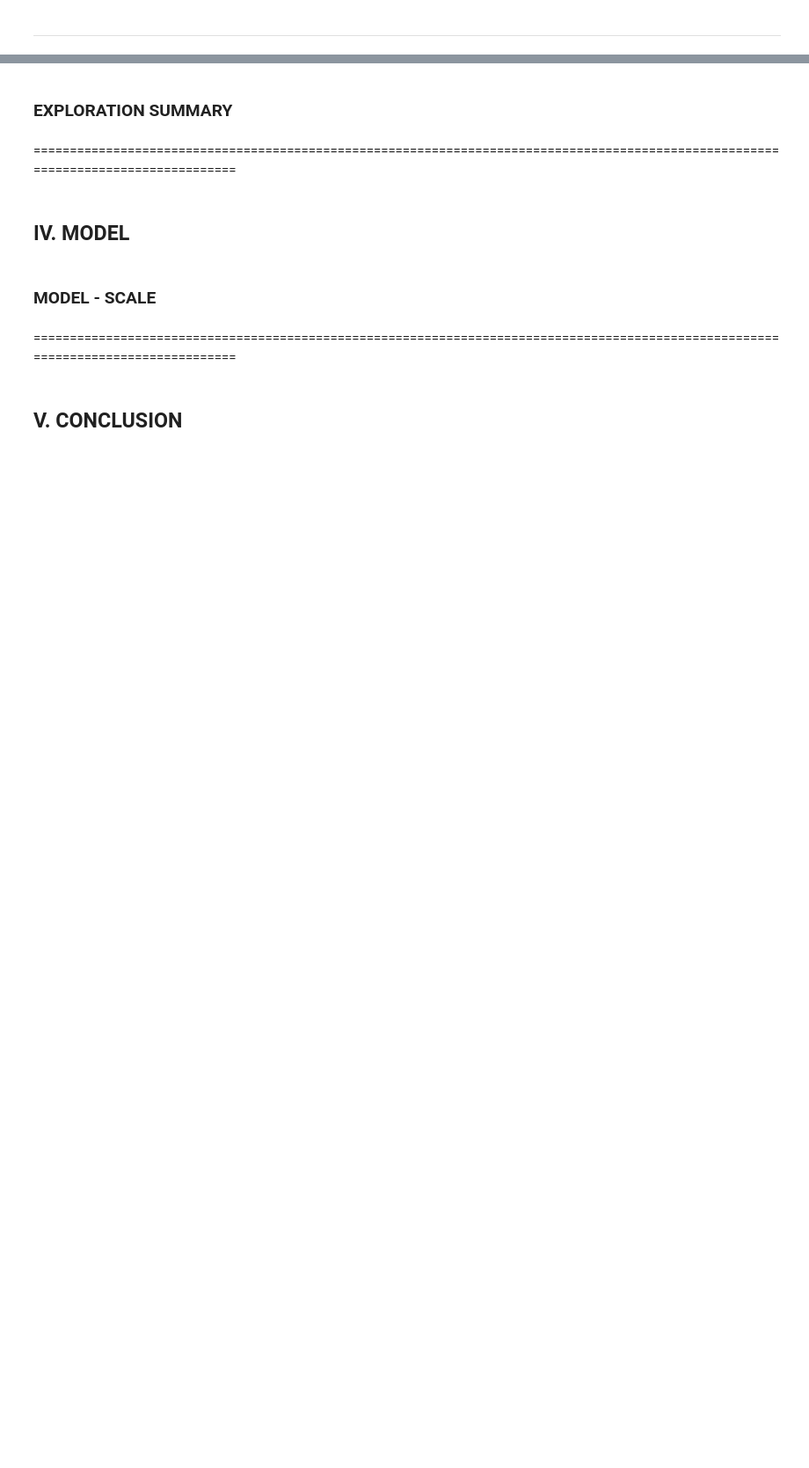
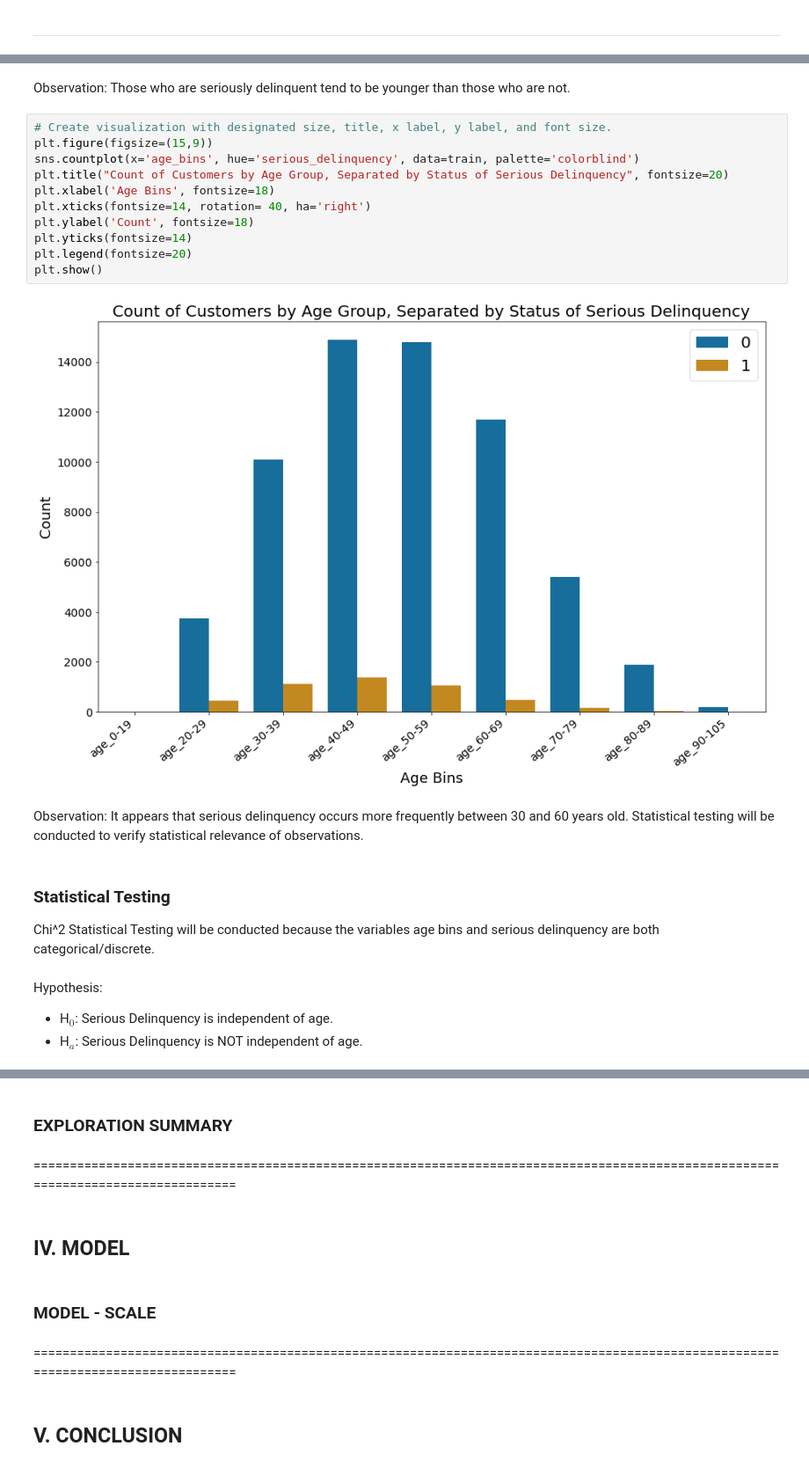
Before and after one commit to rachelrobbinsmayhill/Personal-Project, a Jupyter notebook: final_report.ipynb, the cells around one changed output, grey strips where cells are left out. Shown at 88% size. Drawn from its saved outputs; the diff is of its cells as text; blank space fills up the shorter version.

```diff
--- a/final_report.ipynb
+++ b/final_report.ipynb
@@ -145,0 +166,24 @@ test -> (24054, 13)
+# %% [markdown]
+Observation: Those who are seriously delinquent tend to be younger than those who are not.
+# %%
+# Create visualization with designated size, title, x label, y label, and font size.
+plt.figure(figsize=(15,9))
+sns.countplot(x='age_bins', hue='serious_delinquency', data=train, palette='colorblind')
+plt.title("Count of Customers by Age Group, Separated by Status of Serious Delinquency", fontsize=20)
+plt.xlabel('Age Bins', fontsize=18)
+plt.xticks(fontsize=14, rotation= 40, ha='right')
+plt.ylabel('Count', fontsize=18)
+plt.yticks(fontsize=14)
+plt.legend(fontsize=20)
+plt.show()
+# %% [output]
+[figure, added]
+# %% [markdown]
+Observation: It appears that serious delinquency occurs more frequently between 30 and 60 years old. Statistical testing will be conducted to verify statistical relevance of observations.
+# %% [markdown]
+### Statistical Testing
+Chi^2 Statistical Testing will be conducted because the variables age bins and serious delinquency are both categorical/discrete.
+# %% [markdown]
+Hypothesis:
+- H$_{0}$: Serious Delinquency is independent of age.
+- H$_{a}$: Serious Delinquency is NOT independent of age.
```
Also changed, not shown: parts of 25 cells of this notebook.
